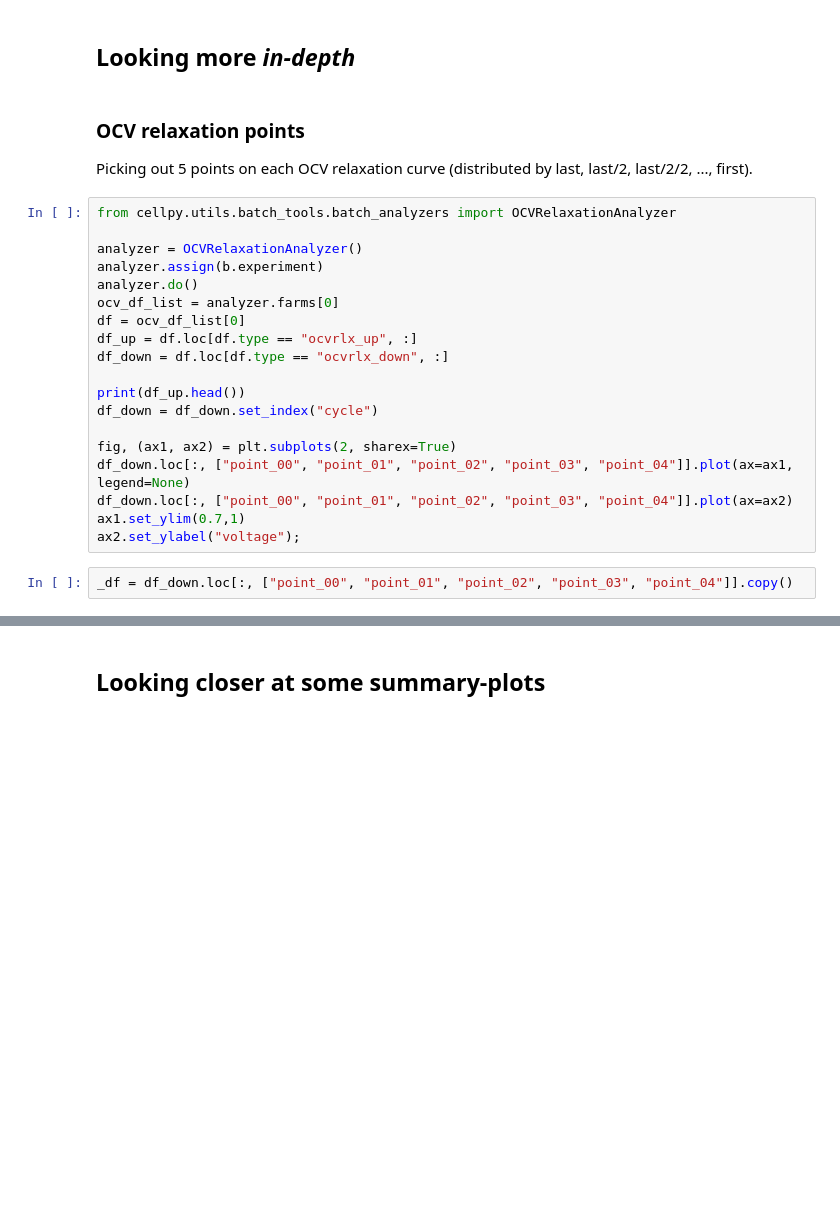
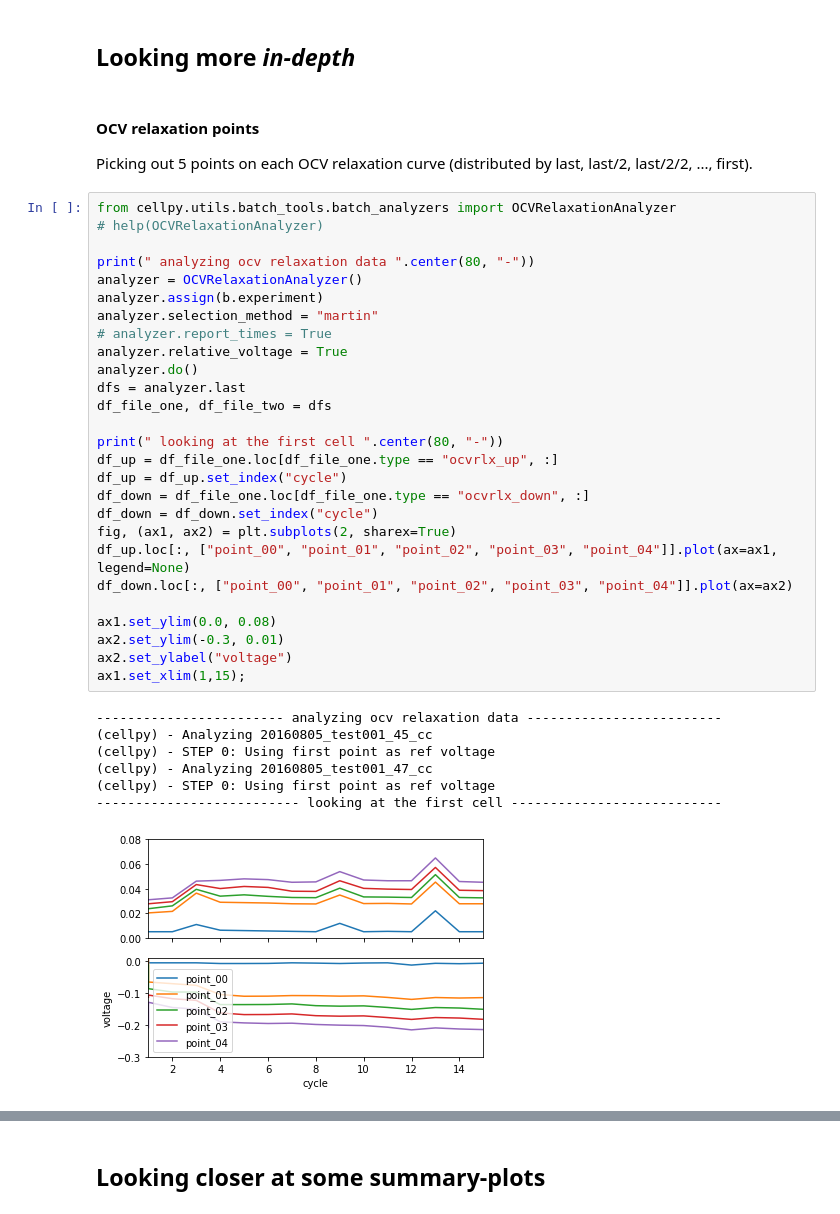
Before and after one commit to jepegit/cellpy, a Jupyter notebook: dev_utils/cellpy_batch_processing_DEV.ipynb, the cells around one changed output, grey strips where cells are left out. Drawn from its saved outputs; the diff is of its cells as text; blank space fills up the shorter version.

Commit message:
improve notebook batch template and ocv-points method

```diff
--- a/dev_utils/cellpy_batch_processing_DEV.ipynb
+++ b/dev_utils/cellpy_batch_processing_DEV.ipynb
@@ -133,26 +218,40 @@ s["cumulated_coulombic_efficiency"].hvplot()
 # %% [markdown]
 ## Looking more *in-depth*
 # %% [markdown]
-### OCV relaxation points
+#### OCV relaxation points
 Picking out 5 points on each OCV relaxation curve (distributed by last, last/2, last/2/2, ..., first).
 # %%
 from cellpy.utils.batch_tools.batch_analyzers import OCVRelaxationAnalyzer
+# help(OCVRelaxationAnalyzer)
 
+print(" analyzing ocv relaxation data ".center(80, "-"))
 analyzer = OCVRelaxationAnalyzer()
 analyzer.assign(b.experiment)
+analyzer.selection_method = "martin"
+# analyzer.report_times = True
+analyzer.relative_voltage = True
 analyzer.do()
-ocv_df_list = analyzer.farms[0]
-df = ocv_df_list[0]
-df_up = df.loc[df.type == "ocvrlx_up", :]
-df_down = df.loc[df.type == "ocvrlx_down", :]
+dfs = analyzer.last
+df_file_one, df_file_two = dfs
 
-print(df_up.head())
+print(" looking at the first cell ".center(80, "-"))
+df_up = df_file_one.loc[df_file_one.type == "ocvrlx_up", :]
+df_up = df_up.set_index("cycle")
+df_down = df_file_one.loc[df_file_one.type == "ocvrlx_down", :]
 df_down = df_down.set_index("cycle")
+fig, (ax1, ax2) = plt.subplots(2, sharex=True)
+df_up.loc[:, ["point_00", "point_01", "point_02", "point_03", "point_04"]].plot(ax=ax1, legend=None)
+df_down.loc[:, ["point_00", "point_01", "point_02", "point_03", "point_04"]].plot(ax=ax2)
 
-fig, (ax1, ax2) = plt.subplots(2, sharex=True)
-df_down.loc[:, ["point_00", "point_01", "point_02", "point_03", "point_04"]].plot(ax=ax1, legend=None)
-df_down.loc[:, ["point_00", "point_01", "point_02", "point_03", "point_04"]].plot(ax=ax2)
-ax1.set_ylim(0.7,1)
-ax2.set_ylabel("voltage");
+ax1.set_ylim(0.0, 0.08)
+ax2.set_ylim(-0.3, 0.01)
+ax2.set_ylabel("voltage")
+ax1.set_xlim(1,15);
+# %% [output]
+------------------------ analyzing ocv relaxation data -------------------------
+(cellpy) - Analyzing 20160805_test001_45_cc
+(cellpy) - STEP 0: Using first point as ref voltage
+(cellpy) - Analyzing 20160805_test001_47_cc
+(cellpy) - STEP 0: Using first point as ref voltage
+-------------------------- looking at the first cell ---------------------------
+[figure, added]
-# %%
-_df = df_down.loc[:, ["point_00", "point_01", "point_02", "point_03", "point_04"]].copy()
```
Also changed, not shown: parts of 37 cells of this notebook, 4 other files.
